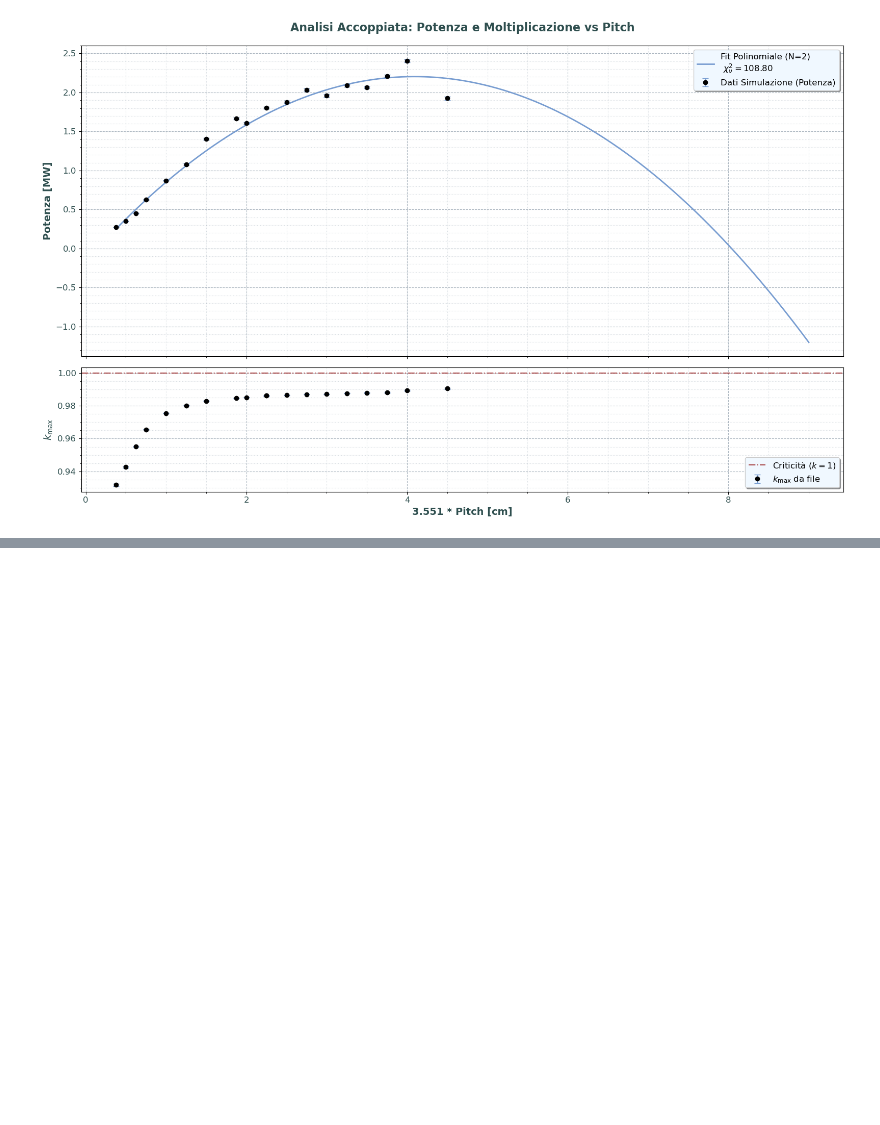
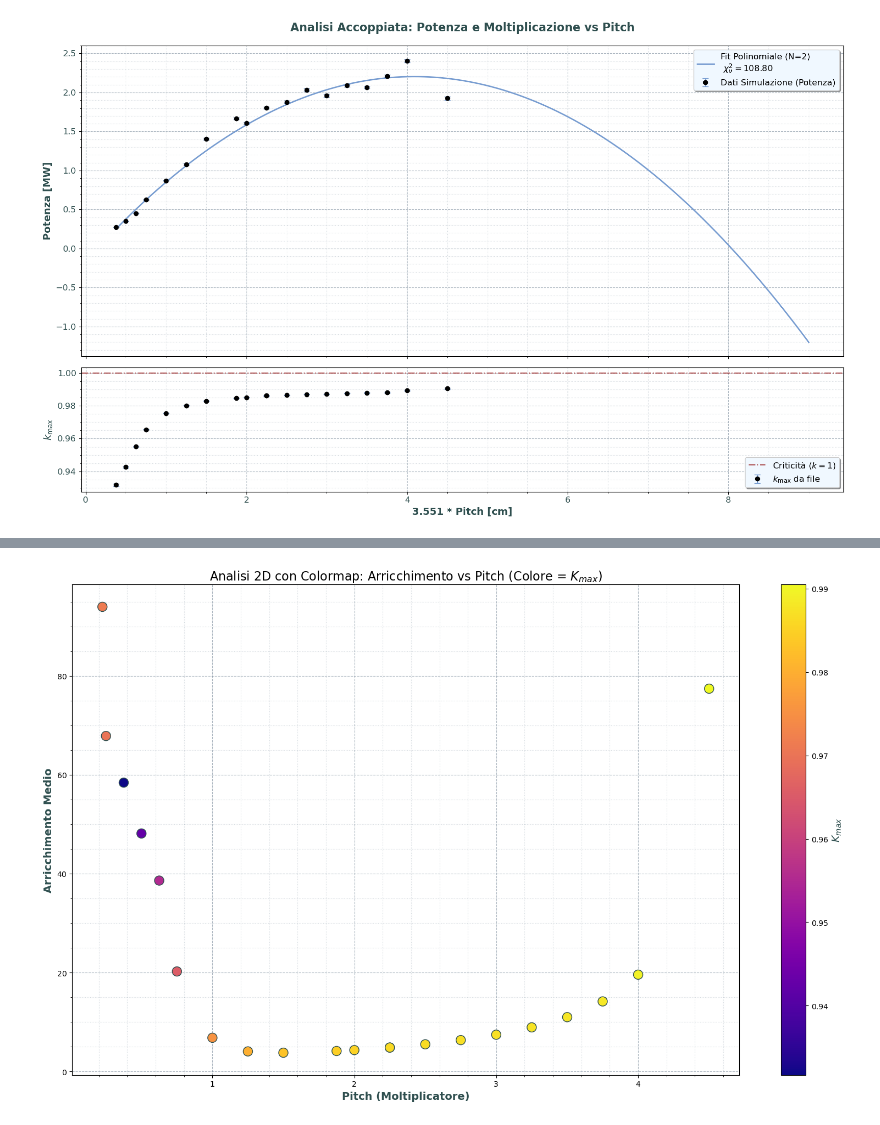
Before and after one commit to oblivion0218/Tesi-Magistrale, a Jupyter notebook: Open MC/reattore_9/analisi.ipynb, the cells around one changed output, grey strips where cells are left out. Cells and saved outputs as stored; diff of their text form; code cells hidden in the pictures; blank space fills up the shorter version.

```diff
--- a/Open MC/reattore_9/analisi.ipynb
+++ b/Open MC/reattore_9/analisi.ipynb
@@ -319,0 +437,87 @@ plot_potenza_e_kmax(df_dati, 'result_final.txt', N=2)
+# %%
+import numpy as np
+import matplotlib.pyplot as plt
+from mpl_toolkits.mplot3d import Axes3D
+
+def parse_results(filepath):
+    data = []
+    current_row = []
+    with open(filepath, 'r') as f:
+        for line in f:
+            if any(kw in line for kw in ['SIMULAZIONE', 'PARAMETRI', 'Pres', 'INT', '===', '---']):
+                continue
+
+            parts = line.split()
+            current_row.extend(parts)
+            if len(current_row) >= 12:
+                try:
+                    pitch = float(current_row[1])
+                    arr_int = float(current_row[3])
+                    arr_ext = float(current_row[4])
+                    k_max = float(current_row[7])
+                    std_k_max = float(current_row[8])
+                    data.append((pitch, arr_int, arr_ext, k_max, std_k_max))
+                except ValueError:
+                    pass
+                current_row = current_row[12:]
+    data = np.array(data)
+    return data[:, 0], data[:, 1], data[:, 2], data[:, 3], data[:, 4]
+
+def calculate_avg_enrichment(arr_ints, arr_exts):
+    n_rings = np.arange(1, 12)
+    rods_per_ring = 6 * (n_rings + 1)
+    tot_rods = np.sum(rods_per_ring)
+    avg_enrichments = []
+    for a_int, a_ext in zip(arr_ints, arr_exts):
+        arr_n = a_int + (a_ext - a_int) / 10.0 * (n_rings - 1)
+        tot_arr = np.sum(arr_n * rods_per_ring)
+        avg_enrichments.append(tot_arr / tot_rods)
+    return np.array(avg_enrichments)
+
+def apply_custom_style(ax, xlabel, ylabel, title):
+    """Applica lo stile base unificato"""
+    ax.set_xlabel(xlabel, fontsize=14, fontweight='bold', color='#2F4F4F')
+    ax.set_ylabel(ylabel, fontsize=14, fontweight='bold', color='#2F4F4F')
+    ax.set_title(title, fontsize=16)
+    ax.grid(which='major', linestyle='--', alpha=0.6, color='#778899')
+    ax.grid(which='minor', linestyle=':', alpha=0.3, color='#778899')
+    ax.minorticks_on()
+
+def plot_2d_colormap(pitch, avg_arr, k_max):
+    """Opzione 1: Scatter 2D con K_max mappato sul colore (Toni freddi)"""
+    fig, ax = plt.subplots(figsize=(16, 10))
+    # Utilizzo della colormap PuBu (Purple-Blue) adatta alla palette Summer Cool
+    sc = ax.scatter(pitch, avg_arr, c=k_max, cmap='plasma', s=150, edgecolor='#2F4F4F', zorder=3)
+
+    cbar = plt.colorbar(sc, ax=ax)
+    cbar.set_label('$K_{max}$', fontsize=14, fontweight='bold', color='#2F4F4F')
+
+    apply_custom_style(ax, 'Pitch (Moltiplicatore)', 'Arricchimento Medio', 'Analisi 2D con Colormap: Arricchimento vs Pitch (Colore = $K_{max}$)')
+    fig.tight_layout()
+    plt.show()
+
+def plot_2d_annotated(pitch, avg_arr, k_max):
+    """Opzione 2: Scatter 2D con label testuali per K_max vicino ai punti"""
+    fig, ax = plt.subplots(figsize=(16, 10))
+    ax.scatter(pitch, avg_arr, color='#000000', s=80, zorder=3, label='Dati Simulazione')
+
+    # Annotazione dei punti
+    for p, a, k in zip(pitch, avg_arr, k_max):
+        ax.annotate(f'{k:.4f}', (p, a), xytext=(8, 5), textcoords='offset points',
+                    fontsize=10, color='#1A365D') # Navy blue text
+
+    apply_custom_style(ax, 'Pitch (Moltiplicatore)', 'Arricchimento Medio', 'Analisi 2D con Etichette: Valori di $K_{max}$')
+    ax.legend(loc='upper right', frameon=True, shadow=True, fontsize=12, facecolor='#F0F8FF')
+    fig.tight_layout()
+    plt.show()
+
+if __name__ == '__main__':
+    filepath = 'result_final.txt'
+    pitches, arr_ints, arr_exts, k_maxs, std_k_maxs = parse_results(filepath)
+    avg_arr = calculate_avg_enrichment(arr_ints, arr_exts)
+
+    # Esecuzione in serie delle 4 opzioni per valutazione
+    plot_2d_colormap(pitches, avg_arr, k_maxs)
+    plot_2d_annotated(pitches, avg_arr, k_maxs)
+# %% [output]
+[figure, added]
```
Also changed, not shown: parts of 6 cells of this notebook.
